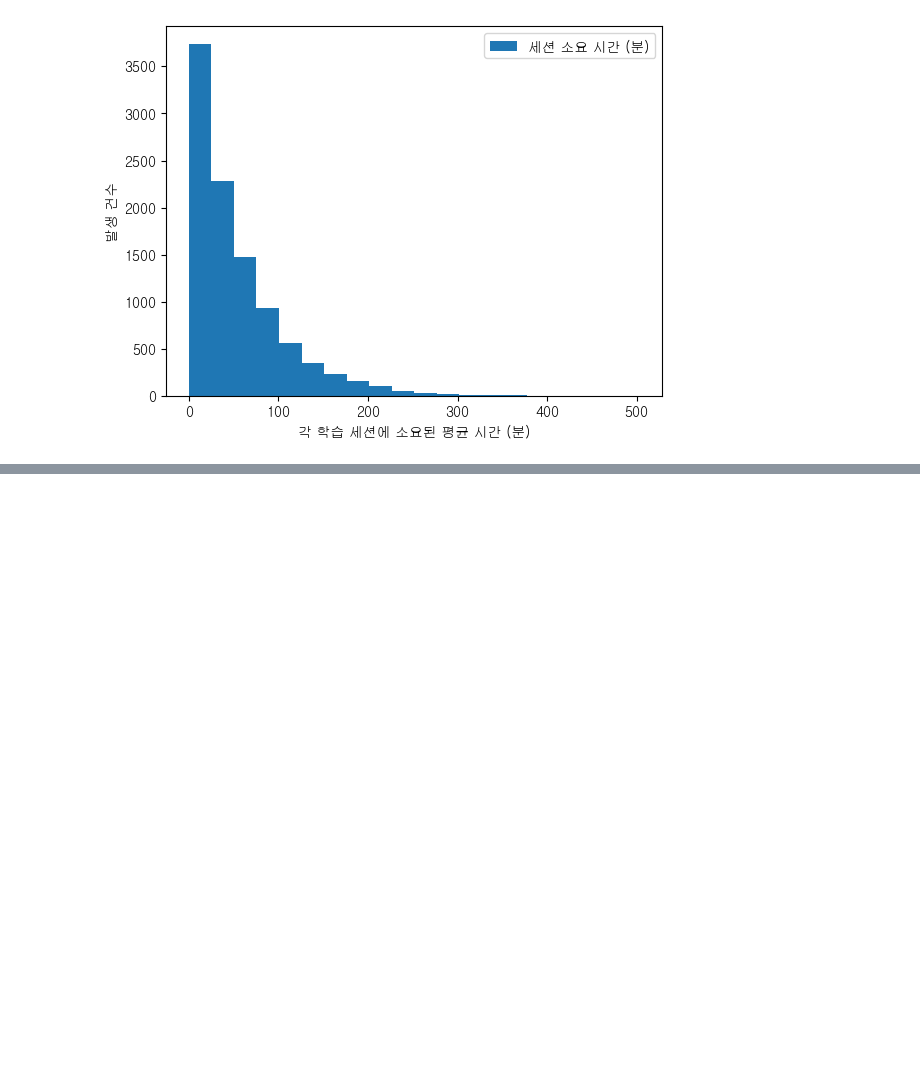
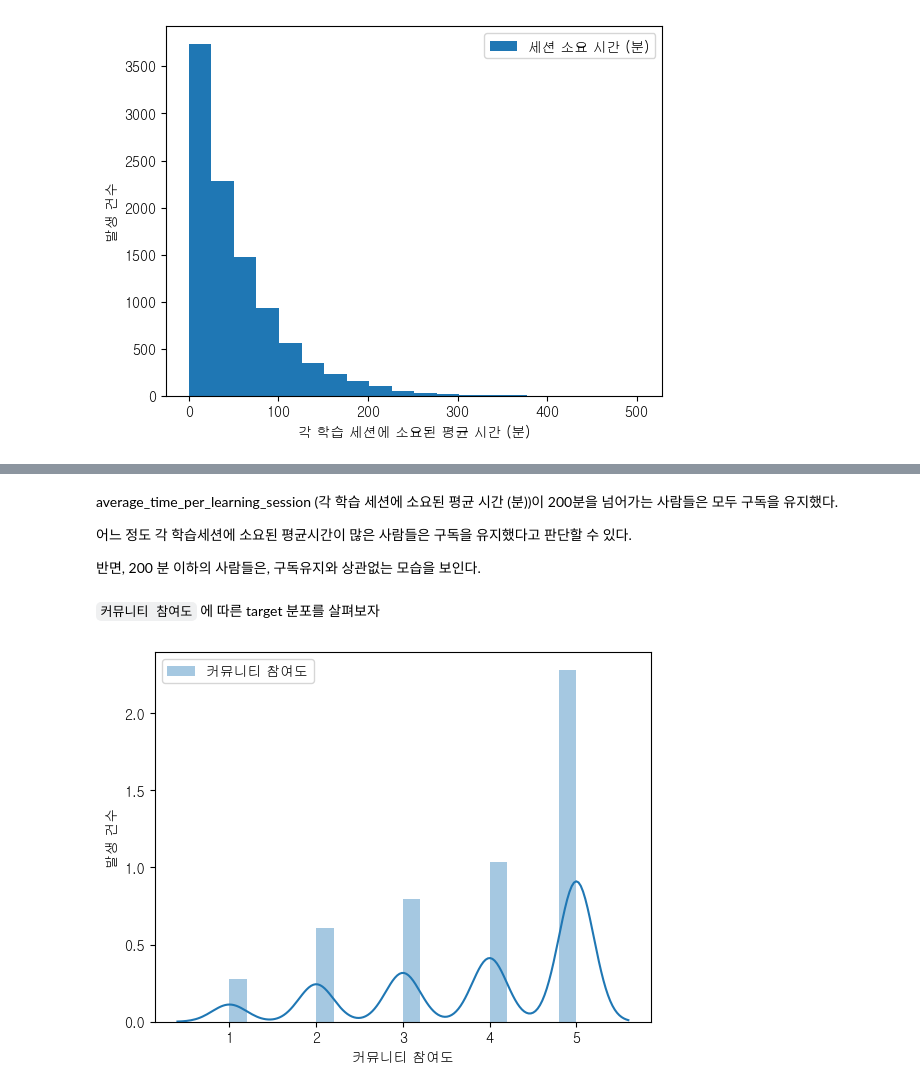
Before and after one commit to youse0ng/AICE_, a Jupyter notebook: Dacon_DataAnlysis/데이터_이해하기_day2.ipynb, the cells around one changed output, grey strips where cells are left out. Drawn from its saved outputs; the diff is of its cells as text; code cells hidden in the pictures; blank space fills up the shorter version.

```diff
--- a/Dacon_DataAnlysis/데이터_이해하기_day2.ipynb
+++ b/Dacon_DataAnlysis/데이터_이해하기_day2.ipynb
@@ -183,0 +183,17 @@ plt.show()
+# %% [markdown]
+average_time_per_learning_session (각 학습 세션에 소요된 평균 시간 (분))이 200분을 넘어가는 사람들은 모두 구독을 유지했다.
+
+어느 정도 각 학습세션에 소요된 평균시간이 많은 사람들은 구독을 유지했다고 판단할 수 있다.
+
+반면, 200 분 이하의 사람들은, 구독유지와 상관없는 모습을 보인다.
+# %% [markdown]
+`커뮤니티 참여도` 에 따른 target 분포를 살펴보자
+# %%
+plt.figure()
+sns.distplot(df['community_engagement_level'],20,label='커뮤니티 참여도')
+plt.legend()
+plt.xlabel("커뮤니티 참여도")
+plt.ylabel("발생 건수")
+plt.show()
+# %% [output]
+[figure, added]
```
Also changed, not shown: parts of 12 cells of this notebook.
